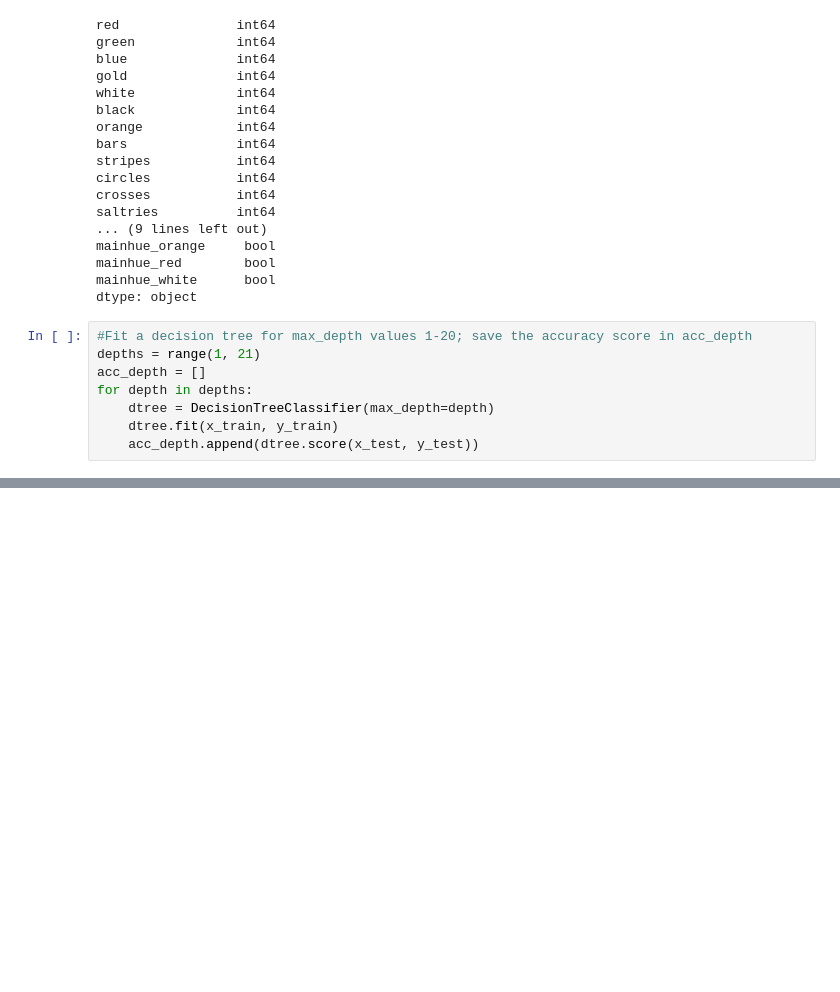
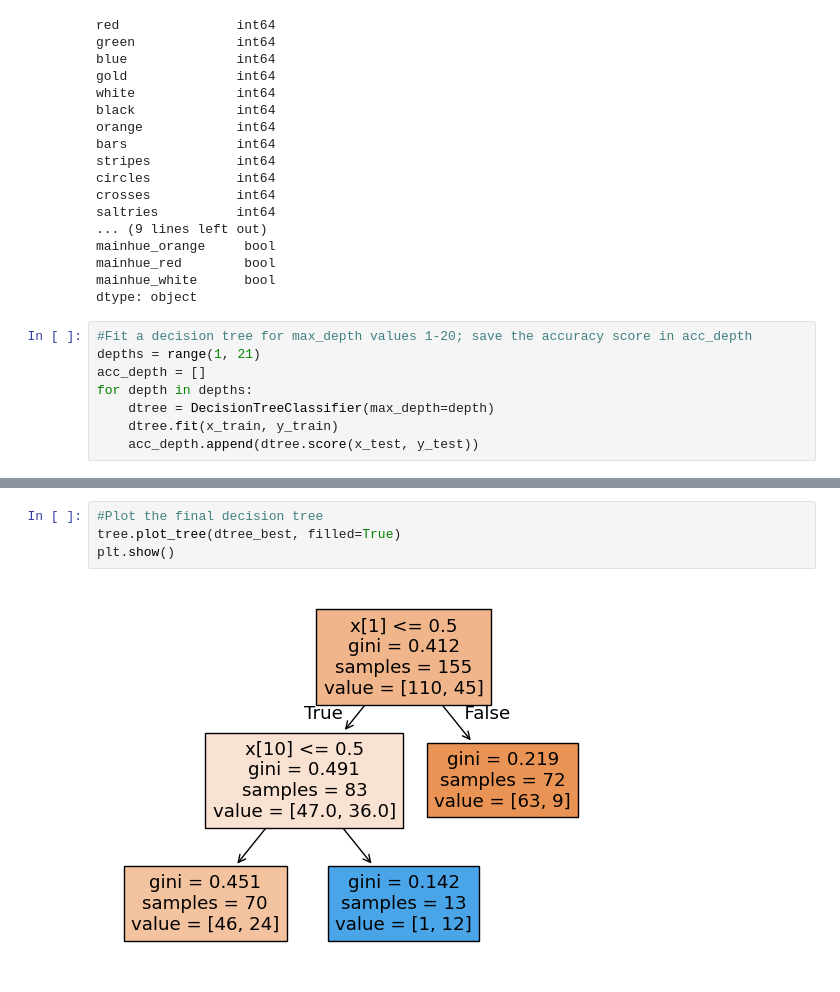
Before and after one commit to lampnis/decision-trees, a Jupyter notebook: notebook.ipynb, the cells around one changed output, grey strips where cells are left out. Drawn from its saved outputs; the diff is of its cells as text; blank space fills up the shorter version.

```diff
--- a/notebook.ipynb
+++ b/notebook.ipynb
@@ -235,0 +269,6 @@ print(largest_acc+1)
+# %%
+#Plot the final decision tree
+tree.plot_tree(dtree_best, filled=True)
+plt.show()
+# %% [output]
+[figure, added]
```
Also changed, not shown: parts of 8 cells of this notebook.
